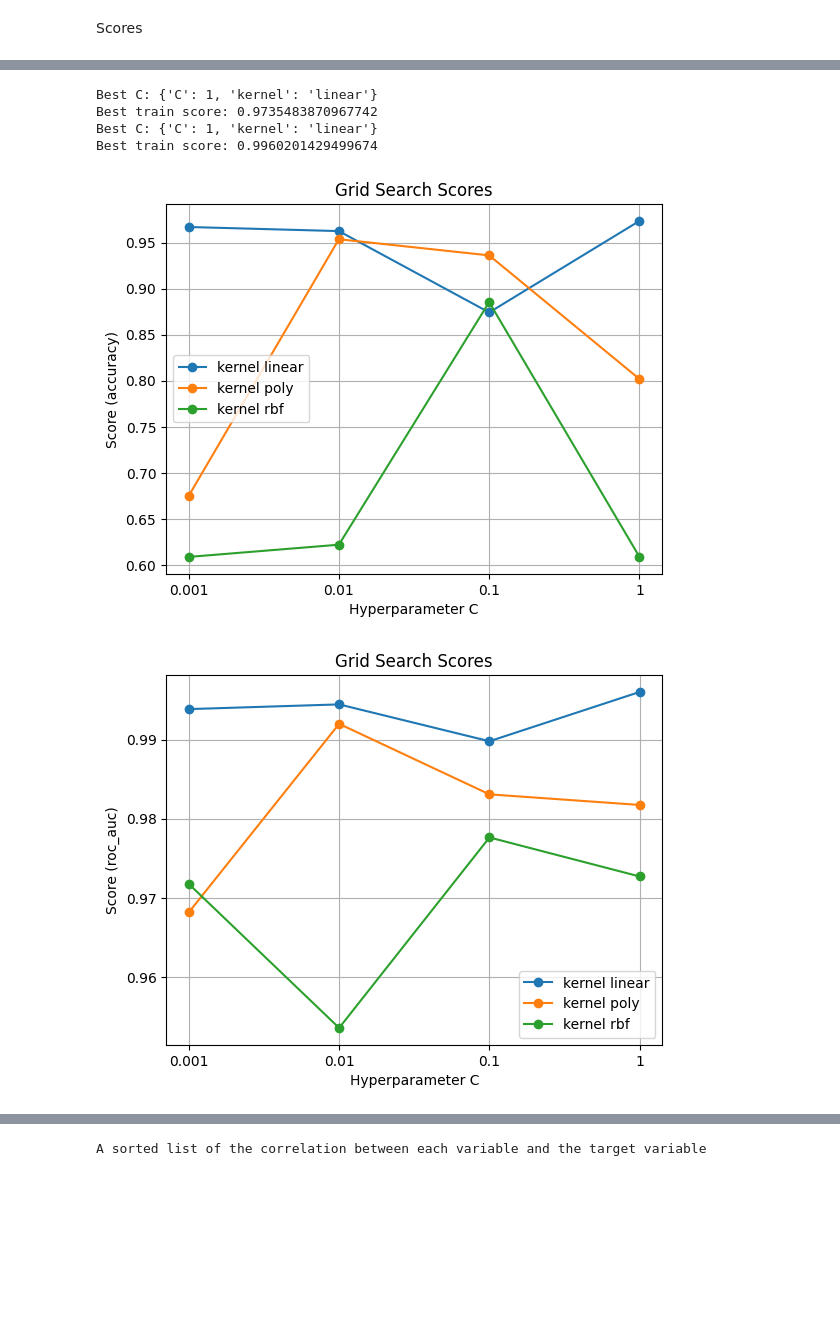
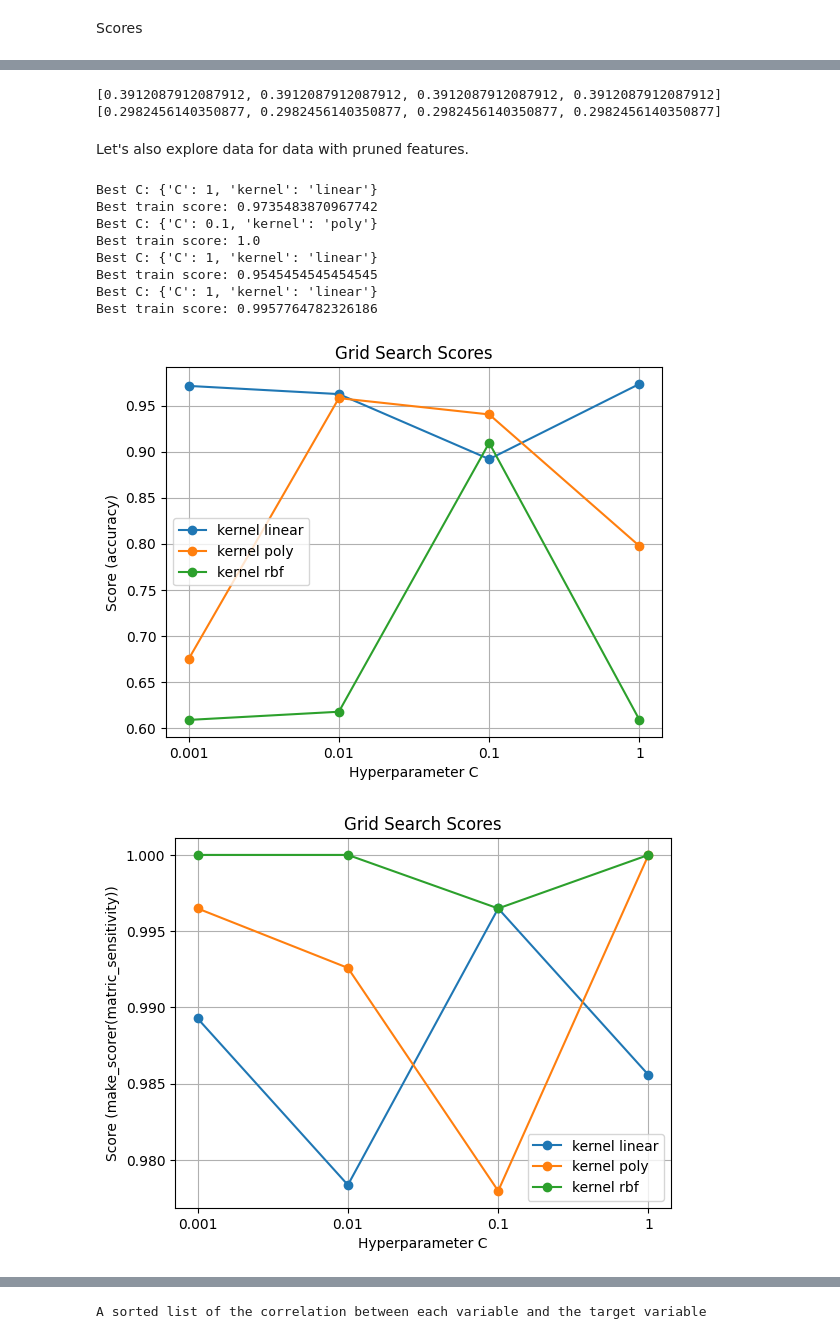
Before and after one commit to a-matson/DST_ASS1, a Jupyter notebook: report.ipynb, the cells around one changed output, grey strips where cells are left out. Saved outputs shown, nothing was run; the diff lists cells and outputs as text; code cells hidden in the pictures; blank space fills up the shorter version.

```diff
--- a/report.ipynb
+++ b/report.ipynb
@@ -636,0 +762,3 @@ Specificity = 1.0
+# %%
+model6 = LogisticRegression(penalty= 'l1' , solver='liblinear' , C = 1.5)
+model6.fit(X_train_scaled, y_train0)
@@ -636,0 +767,3 @@ Specificity = 1.0
+# %%
+model7 = LogisticRegression(penalty= 'l1' , solver='liblinear' , C = 0.5)
+model7.fit(X_train_scaled, y_train0)
@@ -679,16 +892,19 @@ Improve on scoring -> use metric we agreed
 # %%
-from sklearn.metrics import make_scorer # may use
+from sklearn.metrics import make_scorer
 scoring = {
-    "Accuracy": make_scorer(matric_accuracy),
-    "Sensitivity": make_scorer(matric_sensitivity),
-    "Specificity": make_scorer(matric_specificity),
+    "accuracy": make_scorer(matric_accuracy),
+    "sensitivity": make_scorer(matric_sensitivity),
+    "specificity": make_scorer(matric_specificity),
 }
 # %%
-# make sure that I need this
-lin_svc = LinearSVC()
-grid_svc = GridSearchCV(lin_svc, {'C':[1, .1, .01, .001]}, cv=4, scoring='recall', return_train_score=True)
+# demonstrating basic apporach
+fix_seed()
+grid_svc = GridSearchCV(LinearSVC(), {'C':[1, .1, .01, .001]}, cv=5, scoring=scoring['accuracy'], return_train_score=True)
 grid_svc.fit(X_train_scaled, y_train.values.ravel())
 print("Best C:", grid_svc.best_params_)
 print("Best train score:", grid_svc.best_score_)
+clf = grid_svc.best_estimator_
+print("Best train score:", clf.score(X_train_scaled, y_train))
+print("Best test score:", clf.score(X_test_scaled, y_test))
 # %% [output]
 Best C: {'C': 0.01}
@@ -766,3 +997,11 @@ Discuss potential of overfitting.
+# %%
+print([x.best_estimator_.score(X_train, y_train) for x in modelsCV])
+print([x.best_estimator_.score(X_test, y_test) for x in modelsCV])
+# %% [output]
+[0.3912087912087912, 0.3912087912087912, 0.3912087912087912, 0.3912087912087912]
+[0.2982456140350877, 0.2982456140350877, 0.2982456140350877, 0.2982456140350877]
+# %% [markdown]
+Let's also explore data for data with pruned features.
 # %%
 X_optim = df_optim.loc[:, df_optim.columns != 'Diagnosis']
 y_optim = df_optim['Diagnosis']
@@ -771,12 +1010,18 @@ scaler_optim = StandardScaler()
 X_optim_train_scaled = scaler_optim.fit_transform(X_optim_train)
 X_optim_test_scaled = scaler_optim.transform(X_optim_test)
 # %%
-grid_svc_acc = gridSearch('accuracy', X_optim_train_scaled)
-grid_svc_roc = gridSearch('roc_auc', X_optim_train_scaled)
+grid_svc_acc_17 = gridSearch('accuracy', X_optim_train_scaled)
+grid_svc_sens_17 = gridSearch(scoring['sensitivity'], X_optim_train_scaled)
+grid_svc_spec_17 = gridSearch(scoring['specificity'], X_optim_train_scaled)
+grid_svc_roc_17 = gridSearch('roc_auc', X_optim_train_scaled)
 # %% [output]
 Best C: {'C': 1, 'kernel': 'linear'}
 Best train score: 0.9735483870967742
+Best C: {'C': 0.1, 'kernel': 'poly'}
+Best train score: 1.0
 Best C: {'C': 1, 'kernel': 'linear'}
-Best train score: 0.9960201429499674
+Best train score: 0.9545454545454545
+Best C: {'C': 1, 'kernel': 'linear'}
+Best train score: 0.9957764782326186
-[figure, old version]
+[figure, new version]
-[figure, old version]
+[figure, new version]
```
Also changed, not shown: parts of 102 cells of this notebook.
